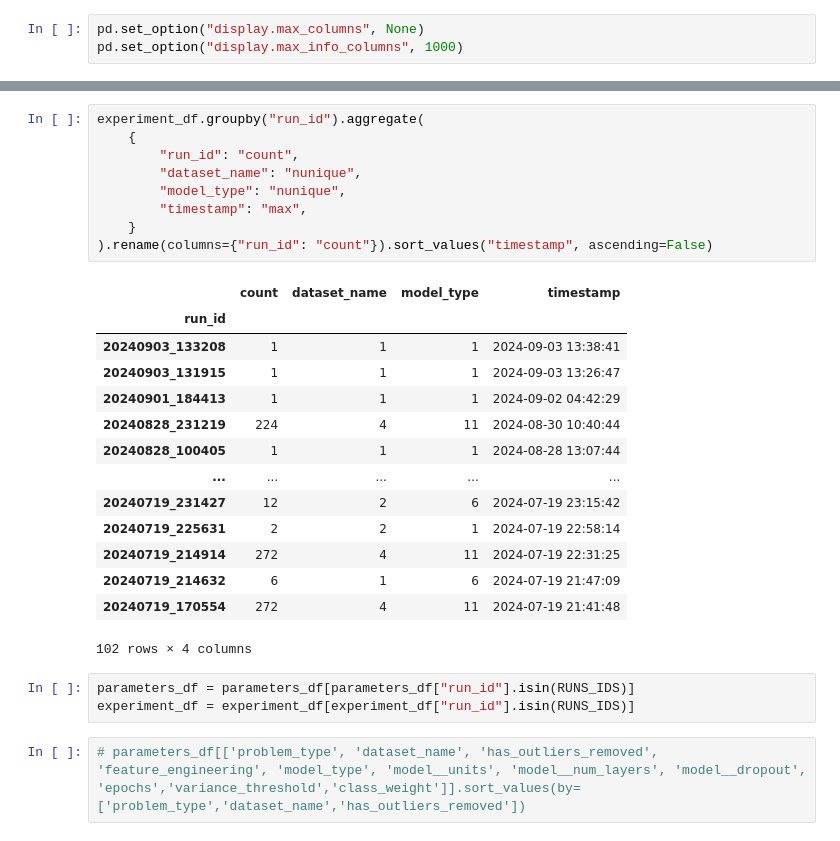
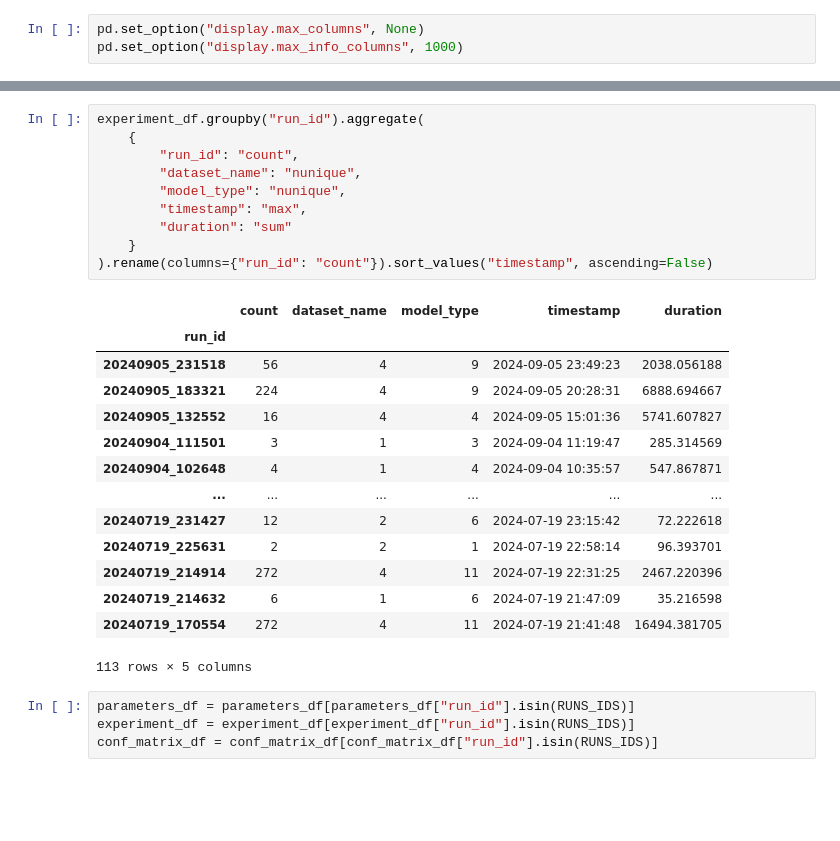
Before and after one commit to ilias1111/box-office-prediction, a Jupyter notebook: Code/_eda_4_machine_learning.ipynb, the cells around one changed output, grey strips where cells are left out. Drawn from its saved outputs; the diff is of its cells as text; blank space fills up the shorter version.

```diff
--- a/Code/_eda_4_machine_learning.ipynb
+++ b/Code/_eda_4_machine_learning.ipynb
@@ -32,32 +51,32 @@ experiment_df
 # %%
 experiment_df.groupby("run_id").aggregate(
     {
         "run_id": "count",
         "dataset_name": "nunique",
         "model_type": "nunique",
         "timestamp": "max",
+        "duration": "sum"
     }
 ).rename(columns={"run_id": "count"}).sort_values("timestamp", ascending=False)
 # %% [output]
-|  | count | dataset_name | model_type | timestamp |
-| run_id |  |  |  |  |
-| 20240903_133208 | 1 | 1 | 1 | 2024-09-03 13:38:41 |
-| 20240903_131915 | 1 | 1 | 1 | 2024-09-03 13:26:47 |
-| 20240901_184413 | 1 | 1 | 1 | 2024-09-02 04:42:29 |
-| 20240828_231219 | 224 | 4 | 11 | 2024-08-30 10:40:44 |
-| 20240828_100405 | 1 | 1 | 1 | 2024-08-28 13:07:44 |
-| ... | ... | ... | ... | ... |
-| 20240719_231427 | 12 | 2 | 6 | 2024-07-19 23:15:42 |
-| 20240719_225631 | 2 | 2 | 1 | 2024-07-19 22:58:14 |
-| 20240719_214914 | 272 | 4 | 11 | 2024-07-19 22:31:25 |
-| 20240719_214632 | 6 | 1 | 6 | 2024-07-19 21:47:09 |
-| 20240719_170554 | 272 | 4 | 11 | 2024-07-19 21:41:48 |
+|  | count | dataset_name | model_type | timestamp | duration |
+| run_id |  |  |  |  |  |
+| 20240905_231518 | 56 | 4 | 9 | 2024-09-05 23:49:23 | 2038.056188 |
+| 20240905_183321 | 224 | 4 | 9 | 2024-09-05 20:28:31 | 6888.694667 |
+| 20240905_132552 | 16 | 4 | 4 | 2024-09-05 15:01:36 | 5741.607827 |
+| 20240904_111501 | 3 | 1 | 3 | 2024-09-04 11:19:47 | 285.314569 |
+| 20240904_102648 | 4 | 1 | 4 | 2024-09-04 10:35:57 | 547.867871 |
+| ... | ... | ... | ... | ... | ... |
+| 20240719_231427 | 12 | 2 | 6 | 2024-07-19 23:15:42 | 72.222618 |
+| 20240719_225631 | 2 | 2 | 1 | 2024-07-19 22:58:14 | 96.393701 |
+| 20240719_214914 | 272 | 4 | 11 | 2024-07-19 22:31:25 | 2467.220396 |
+| 20240719_214632 | 6 | 1 | 6 | 2024-07-19 21:47:09 | 35.216598 |
+| 20240719_170554 | 272 | 4 | 11 | 2024-07-19 21:41:48 | 16494.381705 |
-102 rows × 4 columns
+113 rows × 5 columns
 # %%
 parameters_df = parameters_df[parameters_df["run_id"].isin(RUNS_IDS)]
 experiment_df = experiment_df[experiment_df["run_id"].isin(RUNS_IDS)]
+conf_matrix_df = conf_matrix_df[conf_matrix_df["run_id"].isin(RUNS_IDS)]
-# %%
-# parameters_df[['problem_type', 'dataset_name', 'has_outliers_removed', 'feature_engineering', 'model_type', 'model__units', 'model__num_layers', 'model__dropout', 'epochs','variance_threshold','class_weight']].sort_values(by=['problem_type','dataset_name','has_outliers_removed'])
 # %%
 parameters_df[
     [
```
Also changed, not shown: parts of 22 cells of this notebook, 18 other files.
